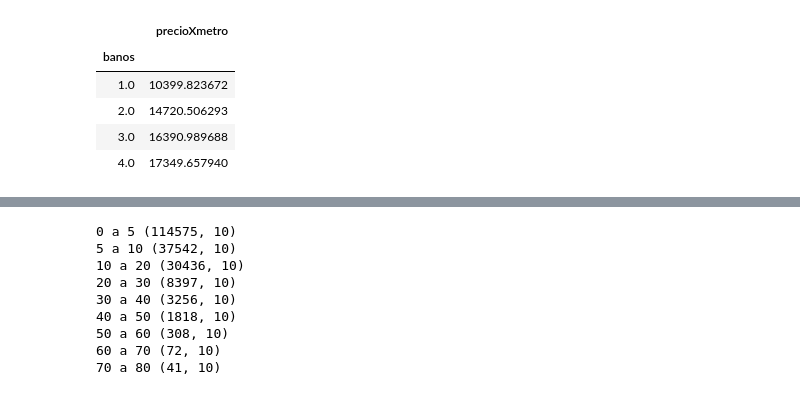
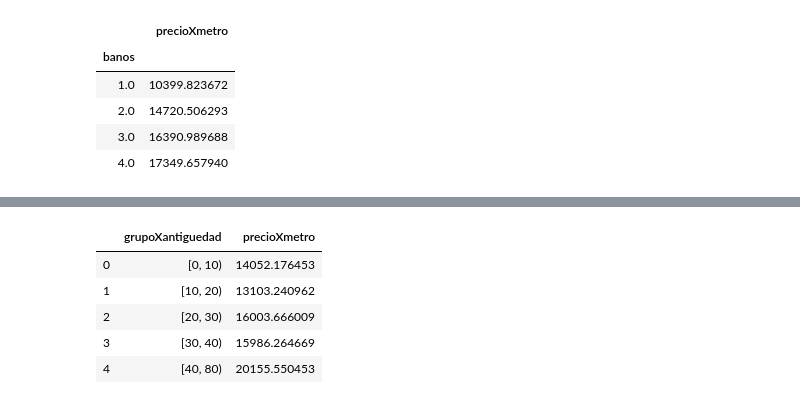
Before and after one commit to camilaserra5/7506-organizacion-de-datos, a Jupyter notebook: precioDelMetro.ipynb, the cells around one changed output, grey strips where cells are left out. Cells and saved outputs as stored; diff of their text form; code cells hidden in the pictures.

```diff
--- a/precioDelMetro.ipynb
+++ b/precioDelMetro.ipynb
@@ -96,31 +115,0 @@ plt.show()
-# %%
-df0a5 = df[(df.antiguedad>=0) & (df.antiguedad<= 5)]
-df5a10 = df[(df.antiguedad>5) & (df.antiguedad<= 10)]
-df10a20 = df[(df.antiguedad>10) & (df.antiguedad<= 20)]
-df20a30 = df[(df.antiguedad>20) & (df.antiguedad<= 30)]
-df30a40 = df[(df.antiguedad>30) & (df.antiguedad<= 40)]
-df40a50 = df[(df.antiguedad>40) & (df.antiguedad<= 50)]
-df50a60 = df[(df.antiguedad>50) & (df.antiguedad<= 60)]
-df60a70 = df[(df.antiguedad>60) & (df.antiguedad<= 70)]
-df70a80 = df[(df.antiguedad>70) & (df.antiguedad<= 80)]
-
-
-print("0 a 5",df0a5.shape)
-print("5 a 10",df5a10.shape)
-print("10 a 20", df10a20.shape)
-print("20 a 30",df20a30.shape)
-print("30 a 40", df30a40.shape)
-print("40 a 50",df40a50.shape)
-print("50 a 60", df50a60.shape)
-print("60 a 70",df60a70.shape)
-print("70 a 80", df70a80.shape)
-# %% [output]
-0 a 5 (114575, 10)
-5 a 10 (37542, 10)
-10 a 20 (30436, 10)
-20 a 30 (8397, 10)
-30 a 40 (3256, 10)
-40 a 50 (1818, 10)
-50 a 60 (308, 10)
-60 a 70 (72, 10)
-70 a 80 (41, 10)
@@ -148,0 +116,13 @@ df['grupoXantiguedad'] = df.apply(lambda x: grupo_por_antiguedad(x['antiguedad']
+# %%
+df['grupoXantiguedad'] = pd.cut(df['antiguedad'], [0, 10,20,30,40,80],right=False)
+
+precioMetroXantiguedad = df.groupby('grupoXantiguedad').agg({'precioXmetro':'mean'})
+precioMetroXantiguedad.reset_index(inplace=True)
+precioMetroXantiguedad
+# %% [output]
+|  | grupoXantiguedad | precioXmetro |
+| 0 | [0, 10) | 14052.176453 |
+| 1 | [10, 20) | 13103.240962 |
+| 2 | [20, 30) | 16003.666009 |
+| 3 | [30, 40) | 15986.264669 |
+| 4 | [40, 80) | 20155.550453 |
```
Also changed, not shown: parts of 9 cells of this notebook.
